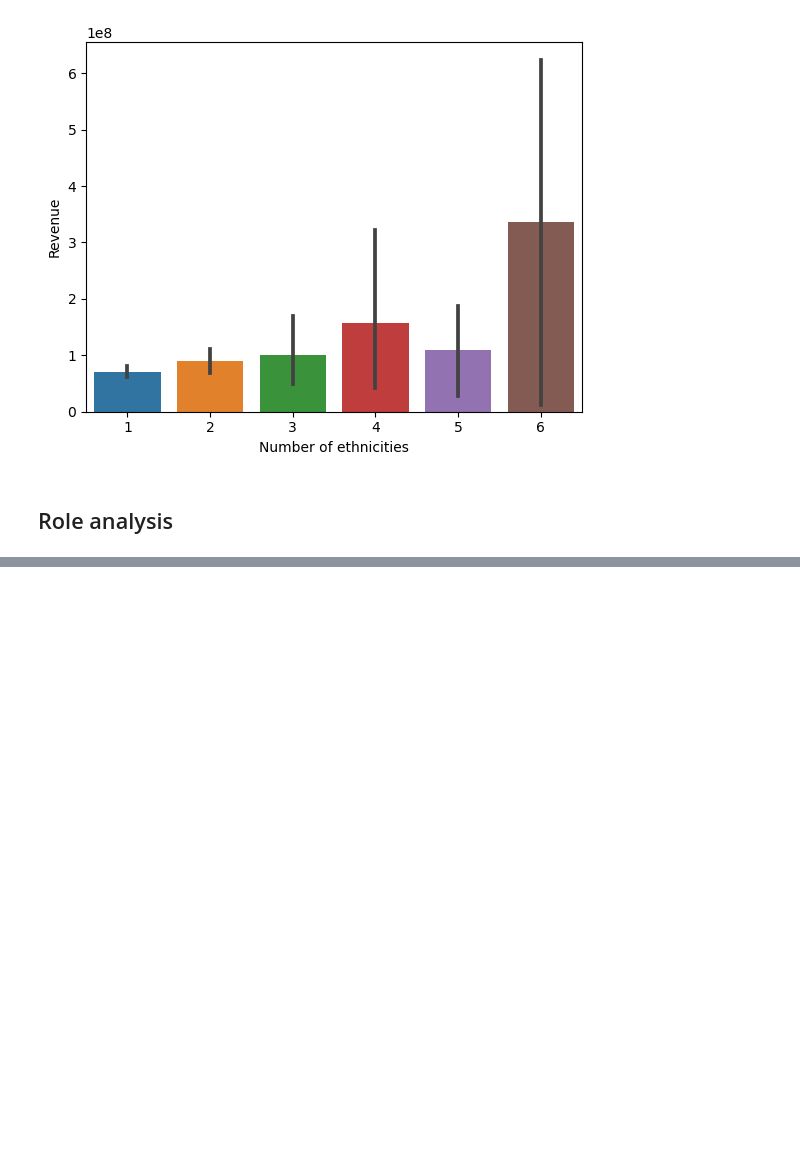
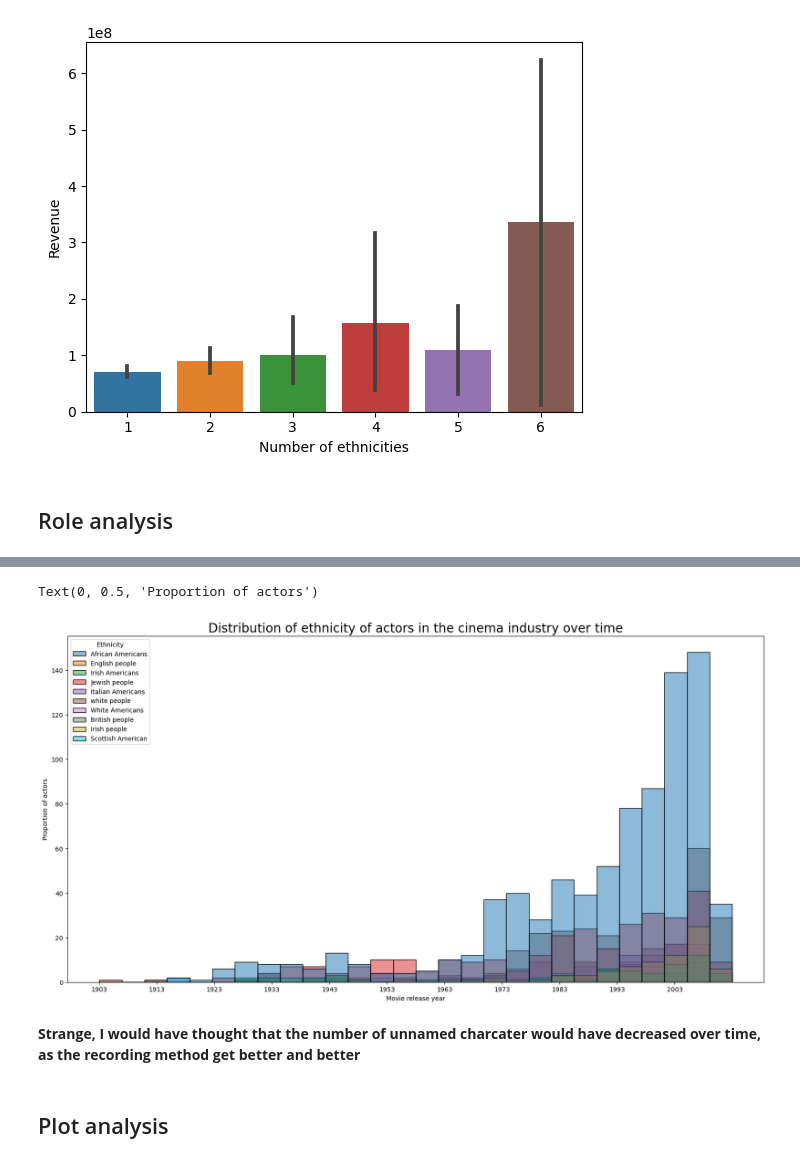
Before and after one commit to epfl-ada/ada-2023-project-draco, a Jupyter notebook: Milstone_project2.ipynb, the cells around one changed output, grey strips where cells are left out. Cells and saved outputs as stored; diff of their text form; code cells hidden in the pictures; blank space fills up the shorter version.

```diff
--- a/Milstone_project2.ipynb
+++ b/Milstone_project2.ipynb
@@ -393,0 +395,13 @@ sns.barplot(data=movie_revenues, x='Number of ethnicities', y='Revenue')
+# %%
+plt.figure(figsize=(20,10))
+sns.histplot(data=unname_actors,x='Movie release year',hue='Ethnicity')
+plt.title("Distribution of ethnicity of actors in the cinema industry over time",fontsize=20)
+plt.xticks(np.arange(main_characters_holywood['Movie release year'].min(),main_characters_holywood['Movie release year'].max(),10))
+plt.ylabel('Number of actors')
+# %% [output]
+Text(0, 0.5, 'Proportion of actors')
+[figure, added]
+# %% [markdown]
+**Strange, I would have thought that the number of unnamed charcater would have decreased over time, as the recording method get better and better**
+# %% [markdown]
+## Plot analysis
```
Also changed, not shown: parts of 10 cells of this notebook.
